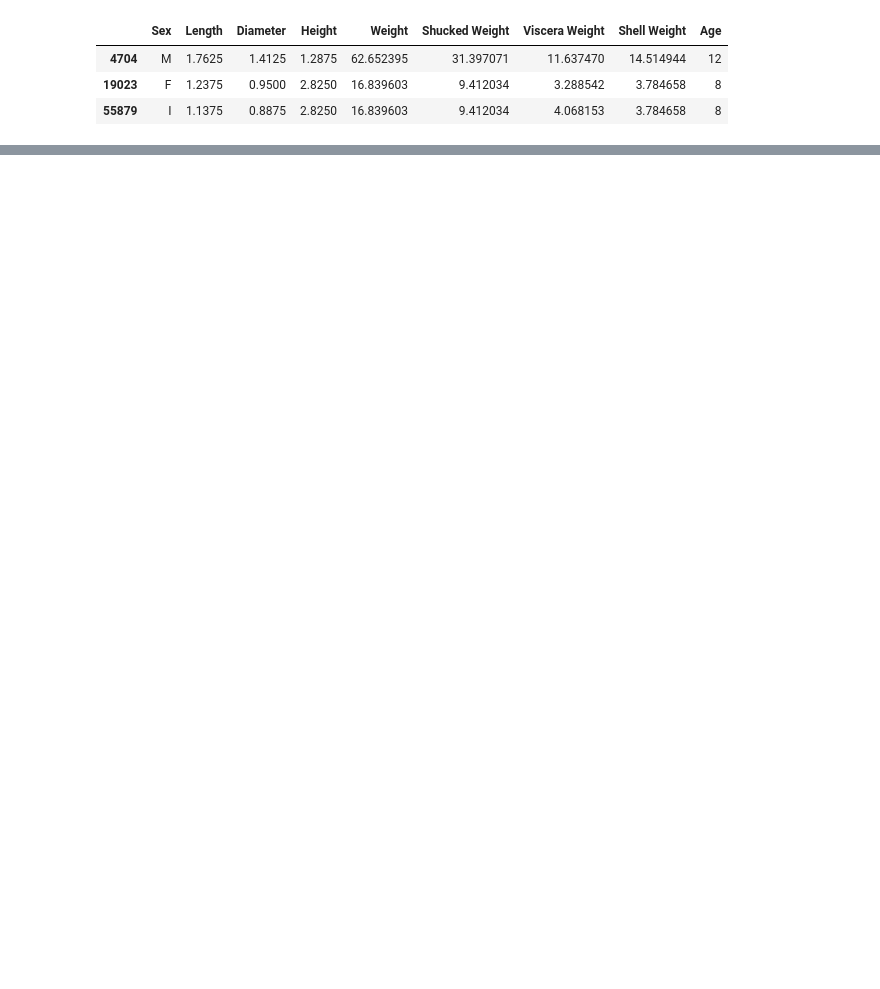
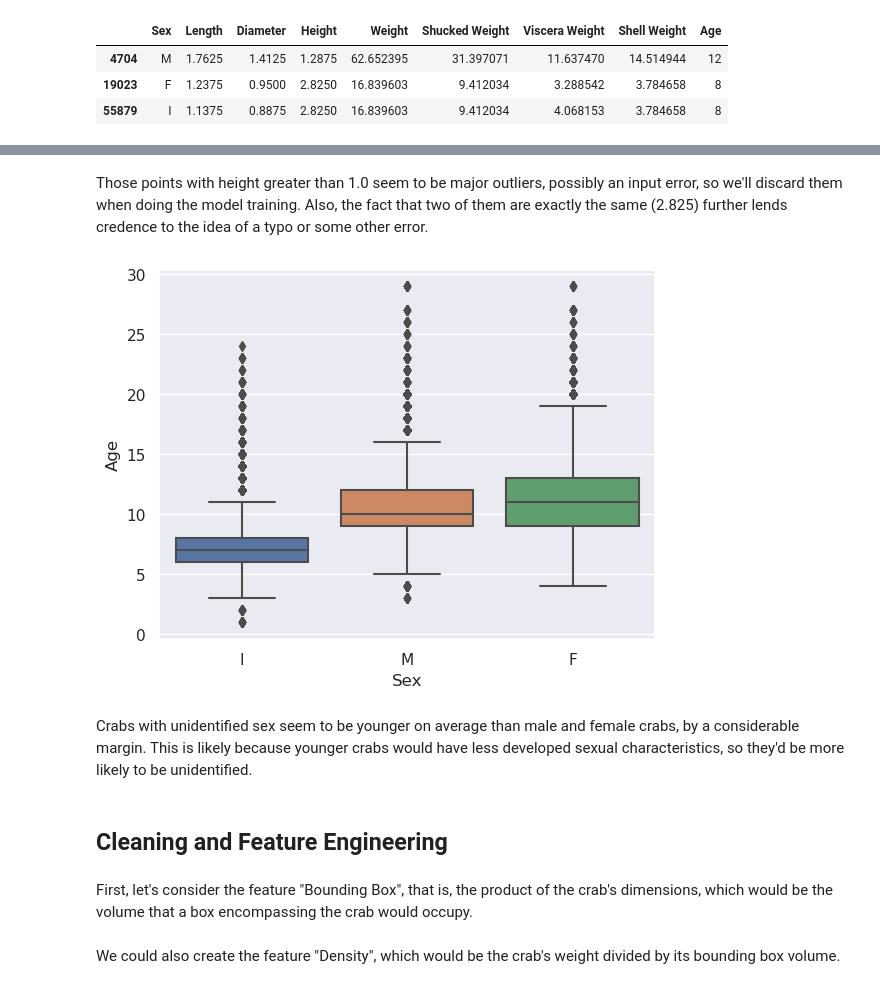
Before and after one commit to brenosakaguti/S3E16-Crab-Age-Prediction, a Jupyter notebook: S3E15_predicting_critical_heat_flux.ipynb, the cells around one changed output, grey strips where cells are left out. Cells and saved outputs as stored; diff of their text form; code cells hidden in the pictures; blank space fills up the shorter version.

Commit message:
Did EDA and feature engineering

```diff
--- a/S3E15_predicting_critical_heat_flux.ipynb
+++ b/S3E15_predicting_critical_heat_flux.ipynb
@@ -109,0 +117,10 @@ df_train[ df_train["Height"] > 1 ]
+# %% [markdown]
+Those points with height greater than 1.0 seem to be major outliers, possibly an input error, so we'll discard them when doing the model training. Also, the fact that two of them are exactly the same (2.825) further lends credence to the idea of a typo or some other error.
+# %%
+sns.boxplot(data=df_train, x="Sex", y="Age");
+# %% [output]
+[figure, added]
+# %% [markdown]
+Crabs with unidentified sex seem to be younger on average than male and female crabs, by a considerable margin. This is likely because younger crabs would have less developed sexual characteristics, so they'd be more likely to be unidentified.
+# %% [markdown]
+## Cleaning and Feature Engineering
@@ -109,0 +131,2 @@ df_train[ df_train["Height"] > 1 ]
+# %% [markdown]
+First, let's consider the feature "Bounding Box", that is, the product of the crab's dimensions, which would be the volume that a box encompassing the crab would occupy.
@@ -109,0 +135,2 @@ df_train[ df_train["Height"] > 1 ]
+# %% [markdown]
+We could also create the feature "Density", which would be the crab's weight divided by its bounding box volume.
```
Also changed, not shown: parts of 27 cells of this notebook.
